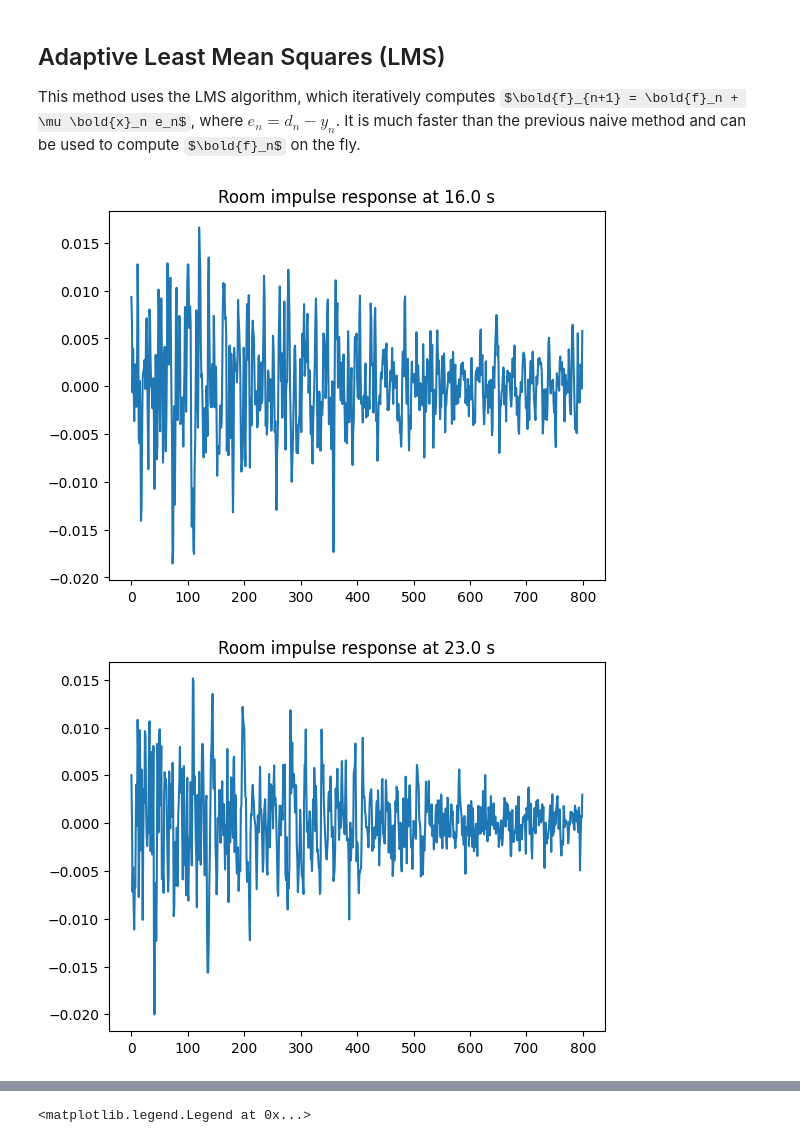
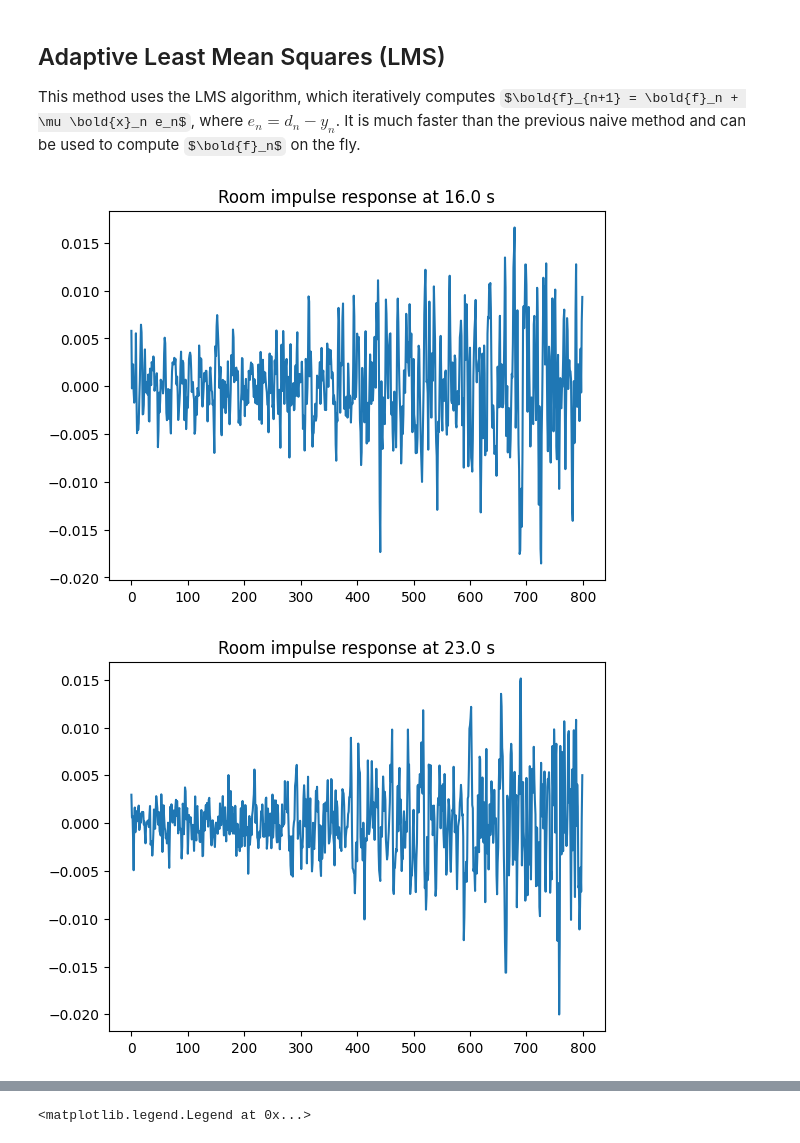
Before and after one commit to Tran-Antoine/ssdp-mp1, a Jupyter notebook: adaptive_experiment.ipynb, the cells around one changed output, grey strips where cells are left out. Drawn from its saved outputs; the diff is of its cells as text; code cells hidden in the pictures; some formulas as TeX source.

```diff
--- a/adaptive_experiment.ipynb
+++ b/adaptive_experiment.ipynb
@@ -103,15 +103,15 @@ mu = 0.03  # choose mu intuitively
 # %%
 # Apply the iteration (cf other notebooks)
 K = 800  # number of taps
 N_it = 20  # number of iterations
 
 def plot_adaptive(i, sig):
     if (i - 2*fs) % (7*fs) == 0 and i > 10*fs:
         plt.title(f'Room impulse response at {i/fs} s')
-        plt.plot(sig)
+        plt.plot(sig[::-1])
         plt.show()
 
 f_ad, e_ad = afilter.adaptive_iterative_lms(x_norm, d_norm, K, N_it, mu, plot_adaptive)
 # %% [output]
-[figure, old version]
+[figure, new version]
-[figure, old version]
+[figure, new version]
```
Also changed, not shown: parts of 3 cells of this notebook, 1 other file.
